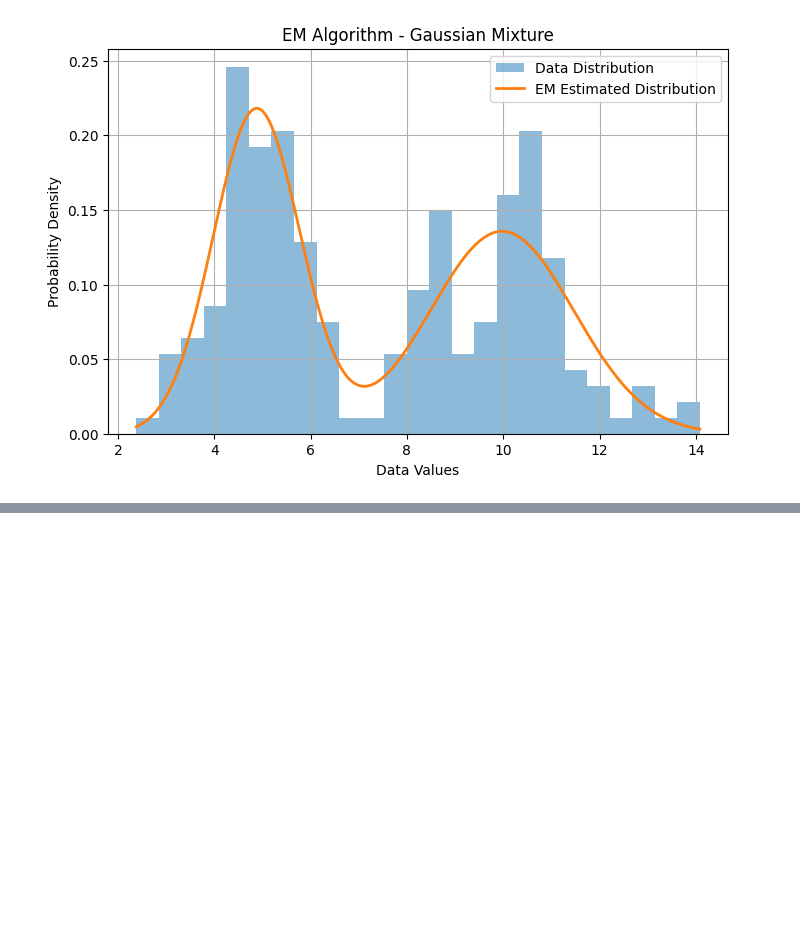
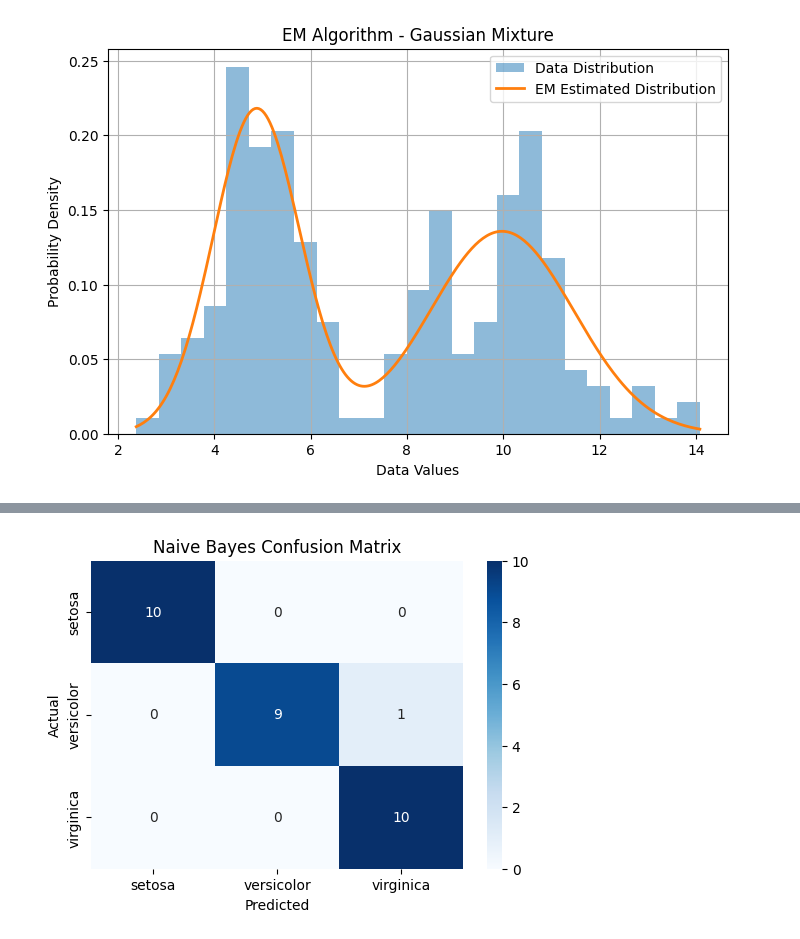
Before and after one commit to eyramana/MLA0201-FUNDAMENTALS-OF-MACHINE-LEARNING, a Jupyter notebook: Ramana_lab.ipynb, the cells around one changed output, grey strips where cells are left out. Cells and saved outputs as stored; diff of their text form; code cells hidden in the pictures; blank space fills up the shorter version.

```diff
--- a/Ramana_lab.ipynb
+++ b/Ramana_lab.ipynb
@@ -1147,0 +1601,80 @@ Cluster Variances: [0.81 2.23]
+# %%
+# Experiment No: 15
+# Question: Implement Iris Flower Classification using Naive Bayes classifier.
+
+import pandas as pd
+import matplotlib.pyplot as plt
+import seaborn as sns
+
+from sklearn.datasets import load_iris
+from sklearn.model_selection import train_test_split
+from sklearn.naive_bayes import GaussianNB
+from sklearn.metrics import accuracy_score, confusion_matrix, classification_report
+
+# Load Iris Dataset
+iris = load_iris()
+X = iris.data
+y = iris.target
+
+# Split Dataset
+X_train, X_test, y_train, y_test = train_test_split(
+    X, y, test_size=0.2, random_state=42, stratify=y
+)
+
+# Create Naive Bayes Model
+model = GaussianNB()
+
+# Train Model
+model.fit(X_train, y_train)
+
+# Predict Results
+y_pred = model.predict(X_test)
+
+# Display Accuracy
+accuracy = accuracy_score(y_test, y_pred)
+
+print("Actual Values:", y_test)
+print("Predicted Values:", y_pred)
+print("\nAccuracy:", round(accuracy * 100, 2), "%")
+
+# Confusion Matrix
+cm = confusion_matrix(y_test, y_pred)
+
+print("\nConfusion Matrix:")
+print(cm)
+
+# Plot Confusion Matrix
+plt.figure(figsize=(6, 4))
+sns.heatmap(
+    cm, annot=True, fmt='d', cmap='Blues',
+    xticklabels=iris.target_names,
+    yticklabels=iris.target_names
+)
+
+plt.xlabel("Predicted")
+plt.ylabel("Actual")
+plt.title("Naive Bayes Confusion Matrix")
+plt.show()
+
+# Accuracy Graph
+plt.figure(figsize=(5, 4))
+plt.bar(['Naive Bayes'], [accuracy * 100])
+plt.ylabel("Accuracy (%)")
+plt.title("Iris Classification Accuracy")
+plt.ylim(0, 100)
+plt.show()
+
+# Classification Report
+print("\nClassification Report:")
+print(classification_report(
+    y_test, y_pred,
+    target_names=iris.target_names
+))
+
+# Predict New Flower
+new_flower = [[5.1, 3.5, 1.4, 0.2]]
+prediction = model.predict(new_flower)
+
+print("\nNew Flower Prediction:",
+      iris.target_names[prediction[0]])
+# %% [output]
@@ -1147,0 +1690 @@ Cluster Variances: [0.81 2.23]
+[figure, added]
```
Also changed, not shown: parts of 10 cells of this notebook.
